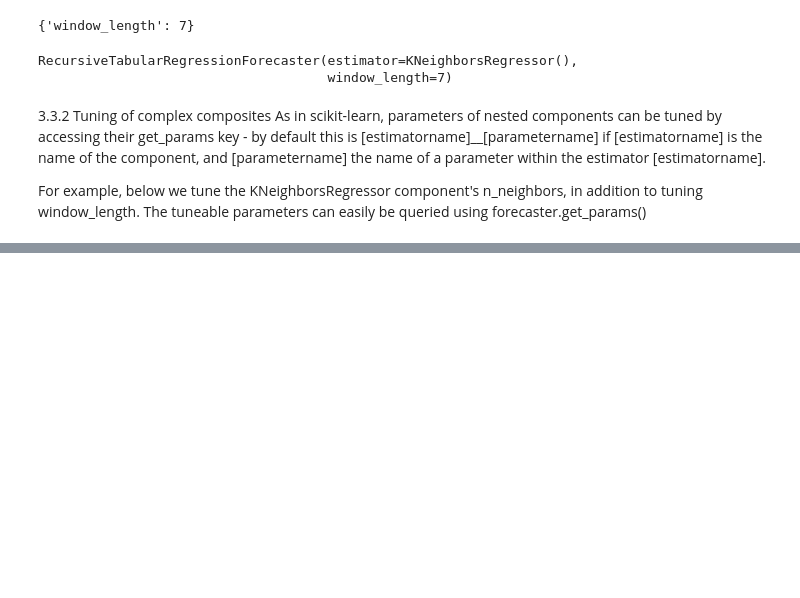
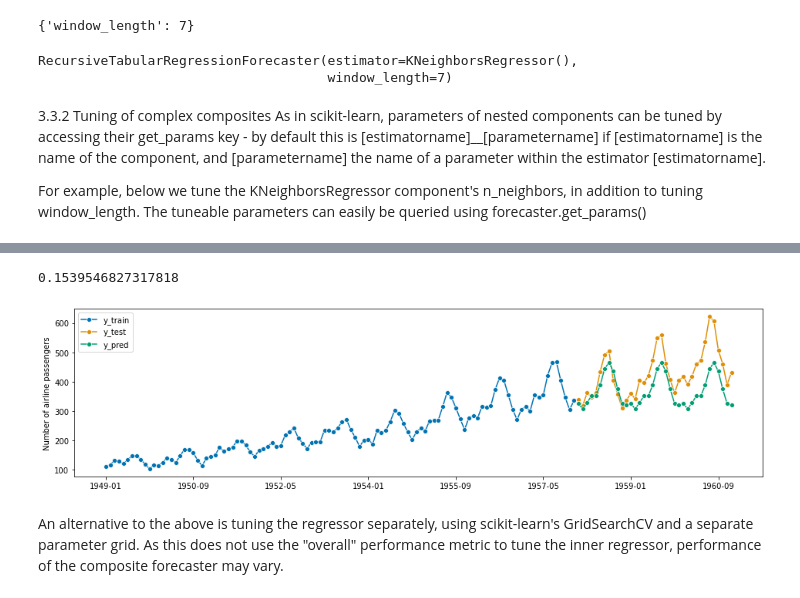
Before and after one commit to TNTran92/sktime, a Jupyter notebook: introduction_to_sktime/03 - Advanced composition patterns - pipelines, reduction, autoML, and more.ipynb, the cells around one changed output, grey strips where cells are left out. Cells and saved outputs as stored; diff of their text form; code cells hidden in the pictures; blank space fills up the shorter version.

```diff
--- a/introduction_to_sktime/03 - Advanced composition patterns - pipelines, reduction, autoML, and more.ipynb
+++ b/introduction_to_sktime/03 - Advanced composition patterns - pipelines, reduction, autoML, and more.ipynb
@@ -229,0 +238,16 @@ For example, below we tune the KNeighborsRegressor component's n_neighbors, in a
+# %%
+param_grid = {"window_length": [7, 12, 15], "estimator__n_neighbors": np.arange(1, 10)}
+
+regressor = KNeighborsRegressor()
+forecaster = make_reduction(
+    regressor, scitype="tabular-regressor", strategy="recursive"
+)
+
+cv = SlidingWindowSplitter(initial_window=int(len(y_train) * 0.8), window_length=30)
+gscv = ForecastingGridSearchCV(forecaster, cv=cv, param_grid=param_grid)
+# %%
+gscv.fit(y_train)
+y_pred = gscv.predict(fh)
+plot_series(y_train, y_test, y_pred, labels=["y_train", "y_test", "y_pred"])
+mean_absolute_percentage_error(y_pred, y_test)
+# %% [output]
@@ -229,0 +255,4 @@ For example, below we tune the KNeighborsRegressor component's n_neighbors, in a
+0.1539546827317818
+[figure, added]
+# %% [markdown]
+An alternative to the above is tuning the regressor separately, using scikit-learn's GridSearchCV and a separate parameter grid. As this does not use the "overall" performance metric to tune the inner regressor, performance of the composite forecaster may vary.
```
Also changed, not shown: parts of 38 cells of this notebook.
